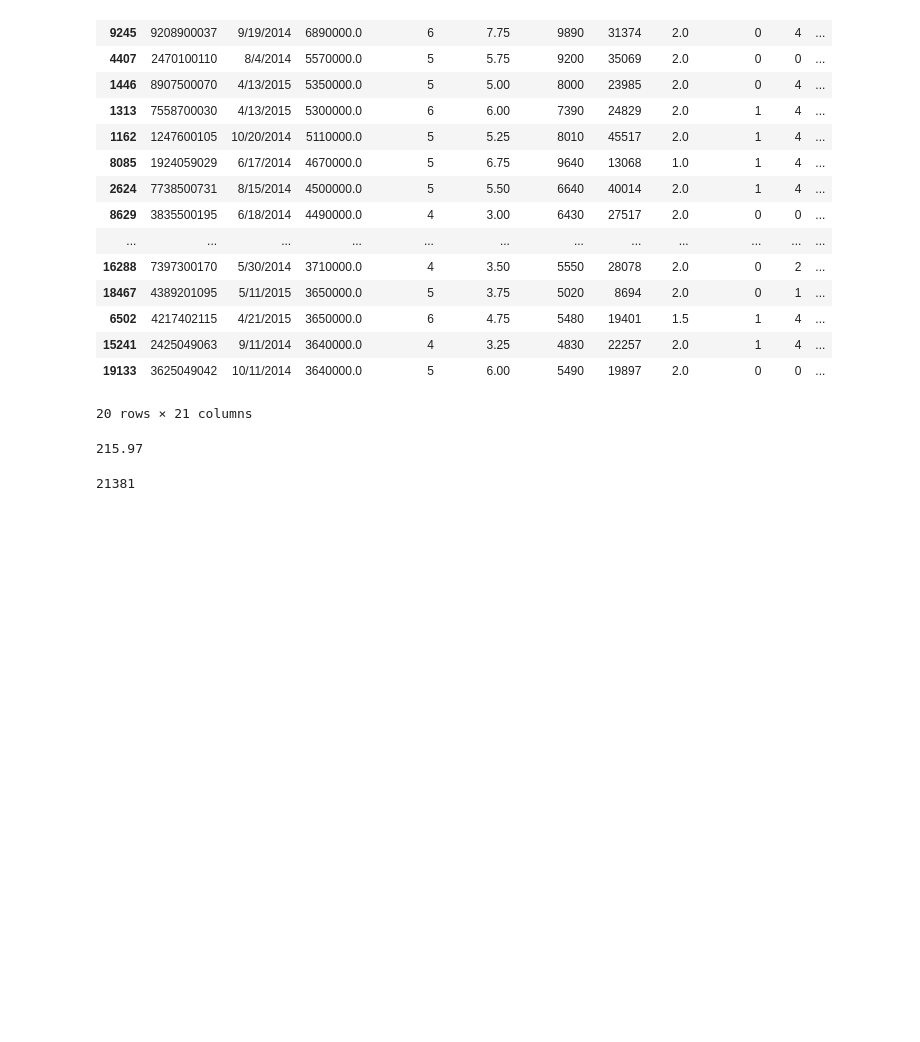
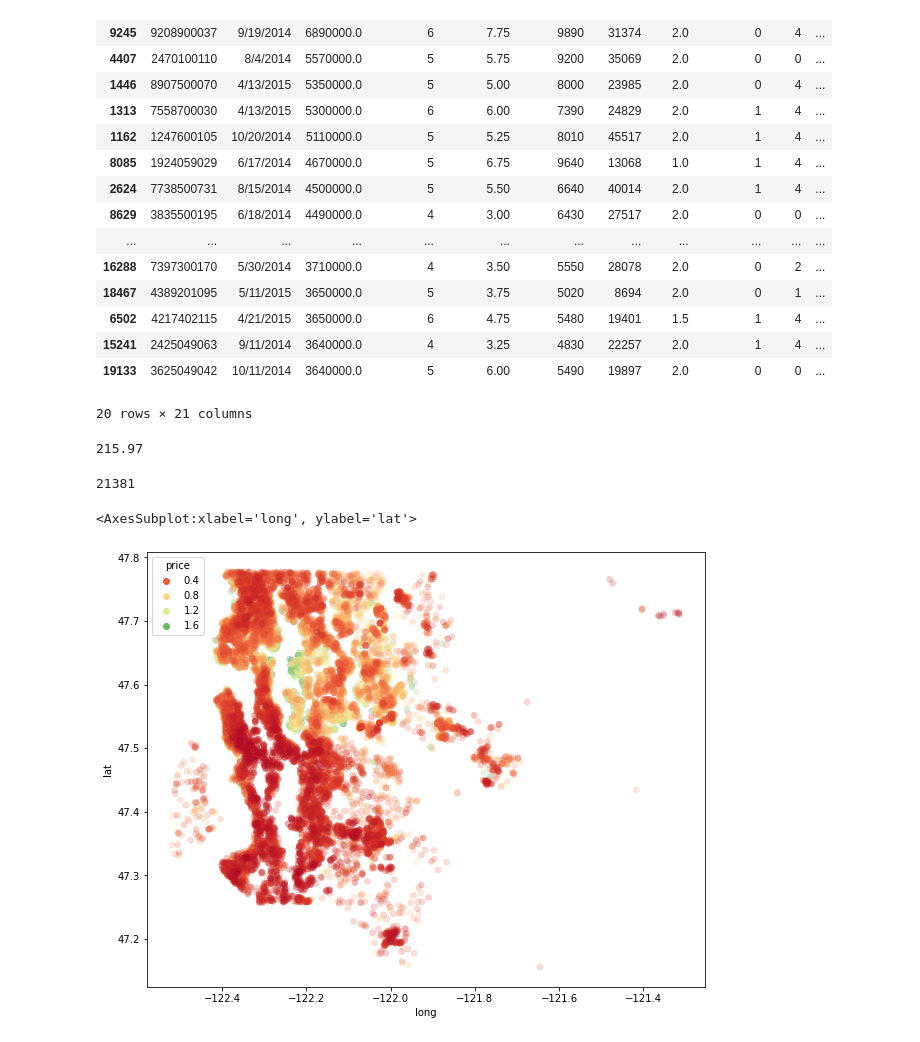
Before and after one commit to krishnavamsi121/Python_For_ML_DS_Bootcamp, a Jupyter notebook: 22-Deep Learning/Rough_TensorFlow_Housing_Data.ipynb, the cells around one changed output. Cells and saved outputs as stored; diff of their text form; code cells hidden in the pictures; blank space fills up the shorter version.

```diff
--- a/22-Deep Learning/Rough_TensorFlow_Housing_Data.ipynb
+++ b/22-Deep Learning/Rough_TensorFlow_Housing_Data.ipynb
@@ -173,4 +173,8 @@ len(non_top_1_perc)
 21381
 # %%
 plt.figure(figsize=(10,8))
-sns.scatterplot('long','lat',data=non_top_1_perc,hue = 'price')
+sns.scatterplot('long','lat',data=non_top_1_perc,hue = 'price',
+               edgecolor=None, alpha=0.2,palette='RdYlGn')
+# %% [output]
+<AxesSubplot:xlabel='long', ylabel='lat'>
+[figure, added]
```
Also changed, not shown: parts of 14 cells of this notebook, 1 other file.
